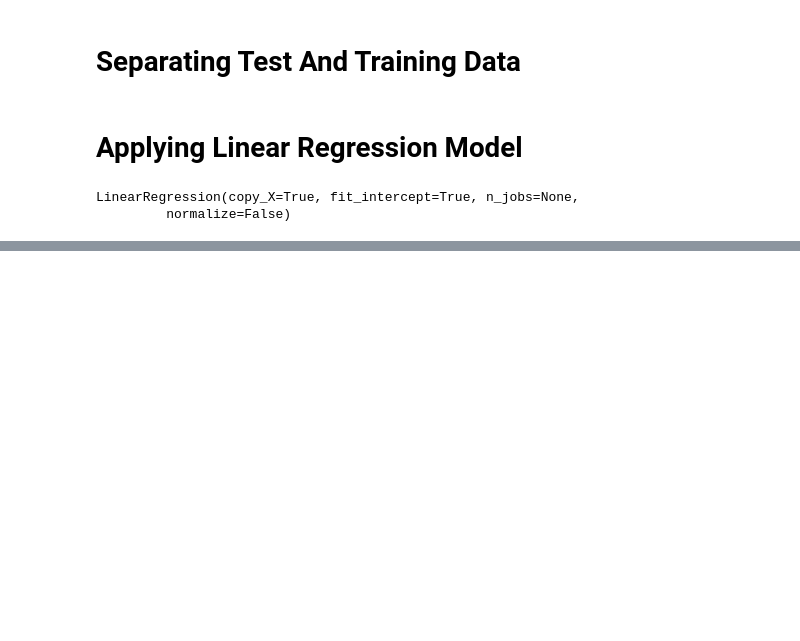
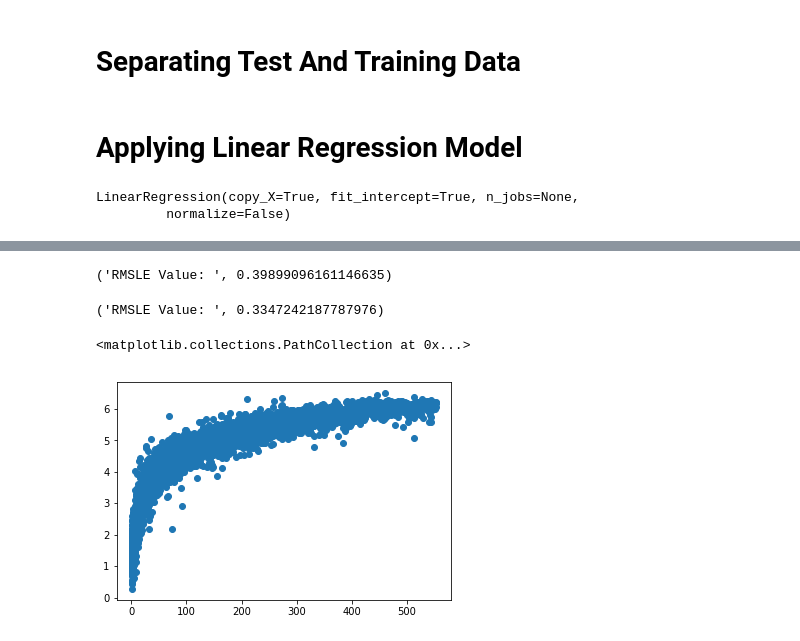
Before and after one commit to afrazahmad21/BikeSharingDemands, a Jupyter notebook: milestone1.ipynb, the cells around one changed output, grey strips where cells are left out. Cells and saved outputs as stored; diff of their text form; code cells hidden in the pictures; blank space fills up the shorter version.

```diff
--- a/milestone1.ipynb
+++ b/milestone1.ipynb
@@ -753,0 +754,19 @@ rms
+# %%
+model = BaggingRegressor(RandomForestRegressor())
+model.fit(X_train, np.log1p(y_train))
+predictions = model.predict(X_test)
+print ("RMSLE Value: ",rmsle(y_test,np.exp(predictions)))
+# %% [output]
+('RMSLE Value: ', 0.39899096161146635)
+# %%
+model = BaggingRegressor(GradientBoostingRegressor(n_estimators=4000))
+model.fit(X_train, np.log1p(y_train))
+predictions = model.predict(X_test)
+print ("RMSLE Value: ",rmsle(y_test,np.exp(predictions)))
+# %% [output]
+('RMSLE Value: ', 0.3347242187787976)
+# %%
+plt.scatter(y_test,predictions)
+# %% [output]
+<matplotlib.collections.PathCollection at 0x...>
+[figure, added]
```
Also changed, not shown: parts of 31 cells of this notebook.
